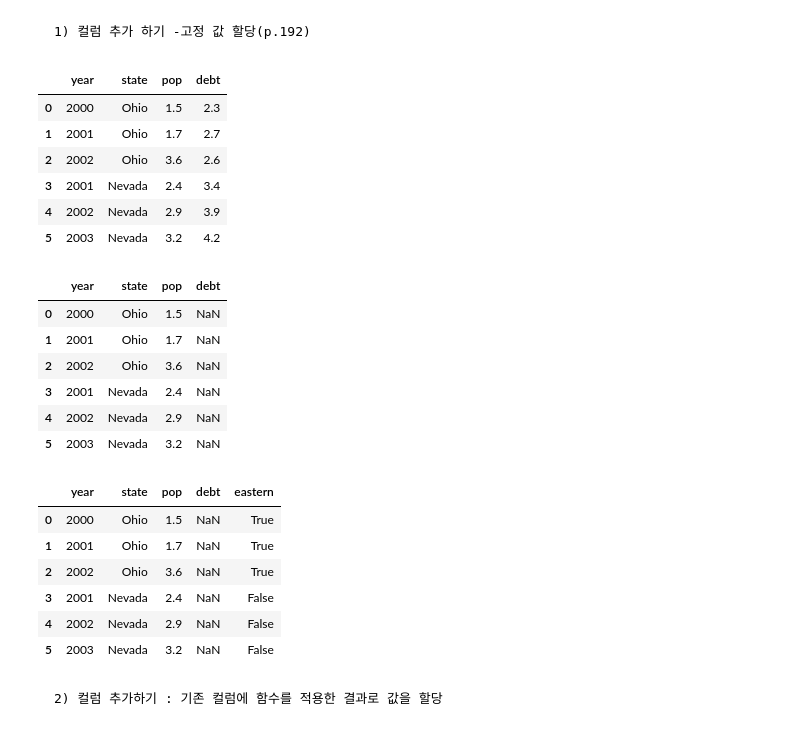
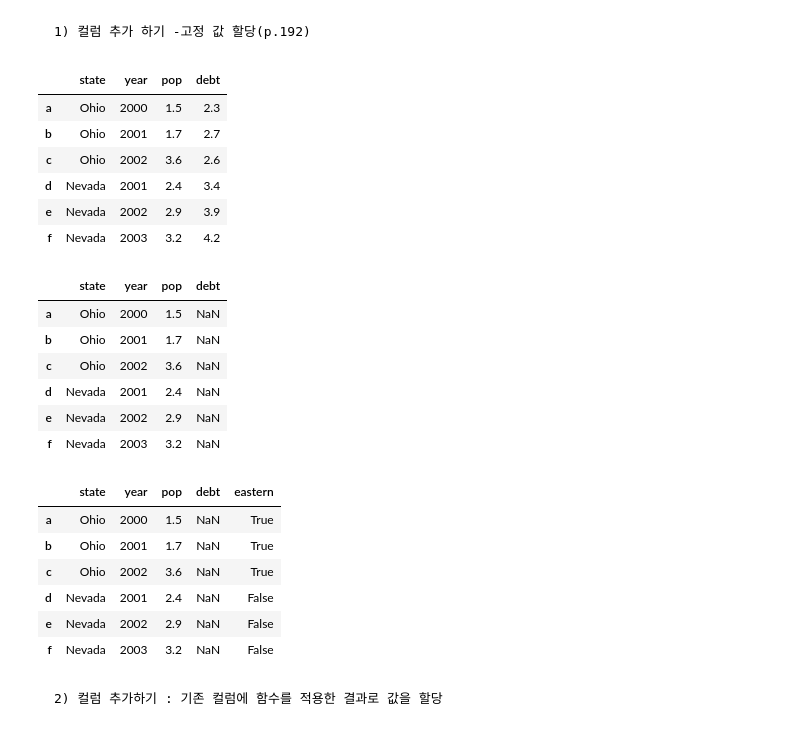
Before and after one commit to morning5626/python_basic_3, a Jupyter notebook: ch05_update_class.ipynb, the cells around one changed output. Cells and saved outputs as stored; diff of their text form; code cells hidden in the pictures.

```diff
--- a/ch05_update_class.ipynb
+++ b/ch05_update_class.ipynb
@@ -915,48 +987,48 @@ dtype: int64
 # %% [markdown]
     1) 컬럼 추가 하기 -고정 값 할당(p.192)
 # %%
-frame2["debt"] = 16.5 # 'debt' 컬럼추가 후, 값을 모두 16.5로 저장
-frame2
+frame["debt"] = 16.5 # 'debt' 컬럼추가 후, 값을 모두 16.5로 저장
+frame
 
-frame2["debt"] = np.arange(6.) #원본 데이터프레임의 행의 개수와 신규로 할당되는 리스트나 배열 값의 개수가 일치
-frame2
+frame["debt"] = np.arange(6.) #원본 데이터프레임의 행의 개수와 신규로 할당되는 리스트나 배열 값의 개수가 일치
+frame
 
-frame2["debt"] = [2.3,2.7,2.6,3.4,3.9,4.2]
-frame2
+frame["debt"] = [2.3,2.7,2.6,3.4,3.9,4.2]
+frame
 # %% [output]
-|  | year | state | pop | debt |
-| 0 | 2000 | Ohio | 1.5 | 2.3 |
-| 1 | 2001 | Ohio | 1.7 | 2.7 |
-| 2 | 2002 | Ohio | 3.6 | 2.6 |
-| 3 | 2001 | Nevada | 2.4 | 3.4 |
-| 4 | 2002 | Nevada | 2.9 | 3.9 |
-| 5 | 2003 | Nevada | 3.2 | 4.2 |
+|  | state | year | pop | debt |
+| a | Ohio | 2000 | 1.5 | 2.3 |
+| b | Ohio | 2001 | 1.7 | 2.7 |
+| c | Ohio | 2002 | 3.6 | 2.6 |
+| d | Nevada | 2001 | 2.4 | 3.4 |
+| e | Nevada | 2002 | 2.9 | 3.9 |
+| f | Nevada | 2003 | 3.2 | 4.2 |
 # %%
 # Series를 대입하면 DataFrame의 색인에 따라 값이 대입되며 존재하지 않는 색인에는 결측치가 대입됨
 val = pd.Series([-1.2, -1.5, -1.7],  index=["two", "four", "five"])
 val.shape
-frame2["debt"] = val  # Series 객체는 기존 데이터프레임의 shape, index 이름이 동일해야만 추가 가능
-frame2
+frame["debt"] = val  # Series 객체는 기존 데이터프레임의 shape, index 이름이 동일해야만 추가 가능
+frame
 # %% [output]
-|  | year | state | pop | debt |
-| 0 | 2000 | Ohio | 1.5 | NaN |
-| 1 | 2001 | Ohio | 1.7 | NaN |
-| 2 | 2002 | Ohio | 3.6 | NaN |
-| 3 | 2001 | Nevada | 2.4 | NaN |
-| 4 | 2002 | Nevada | 2.9 | NaN |
-| 5 | 2003 | Nevada | 3.2 | NaN |
+|  | state | year | pop | debt |
+| a | Ohio | 2000 | 1.5 | NaN |
+| b | Ohio | 2001 | 1.7 | NaN |
+| c | Ohio | 2002 | 3.6 | NaN |
+| d | Nevada | 2001 | 2.4 | NaN |
+| e | Nevada | 2002 | 2.9 | NaN |
+| f | Nevada | 2003 | 3.2 | NaN |
 # %%
-frame2["state"] == "Ohio" # 존재하지 않는 열을 대입할 경우에는 새로운 열이 생성
-frame2["eastern"] = frame2["state"] == "Ohio" # 기존 컬럼에 조건 색인을 적용한 결과을 추가
-frame2
+frame["state"] == "Ohio" # 존재하지 않는 열을 대입할 경우에는 새로운 열이 생성
+frame["eastern"] = frame["state"] == "Ohio" # 기존 컬럼에 조건 색인을 적용한 결과을 추가
+frame
 # %% [output]
-|  | year | state | pop | debt | eastern |
-| 0 | 2000 | Ohio | 1.5 | NaN | True |
-| 1 | 2001 | Ohio | 1.7 | NaN | True |
-| 2 | 2002 | Ohio | 3.6 | NaN | True |
-| 3 | 2001 | Nevada | 2.4 | NaN | False |
-| 4 | 2002 | Nevada | 2.9 | NaN | False |
-| 5 | 2003 | Nevada | 3.2 | NaN | False |
+|  | state | year | pop | debt | eastern |
+| a | Ohio | 2000 | 1.5 | NaN | True |
+| b | Ohio | 2001 | 1.7 | NaN | True |
+| c | Ohio | 2002 | 3.6 | NaN | True |
+| d | Nevada | 2001 | 2.4 | NaN | False |
+| e | Nevada | 2002 | 2.9 | NaN | False |
+| f | Nevada | 2003 | 3.2 | NaN | False |
 # %% [markdown]
     2) 컬럼 추가하기 : 기존 컬럼에 함수를 적용한 결과로 값을 할당
 # %%
```
Also changed, not shown: parts of 141 cells of this notebook.
